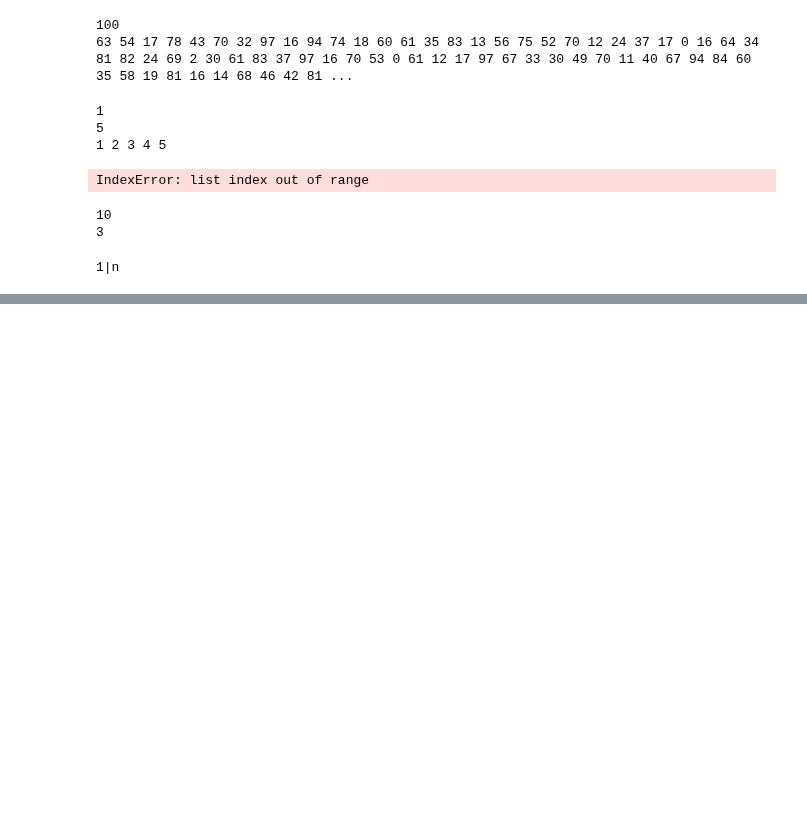
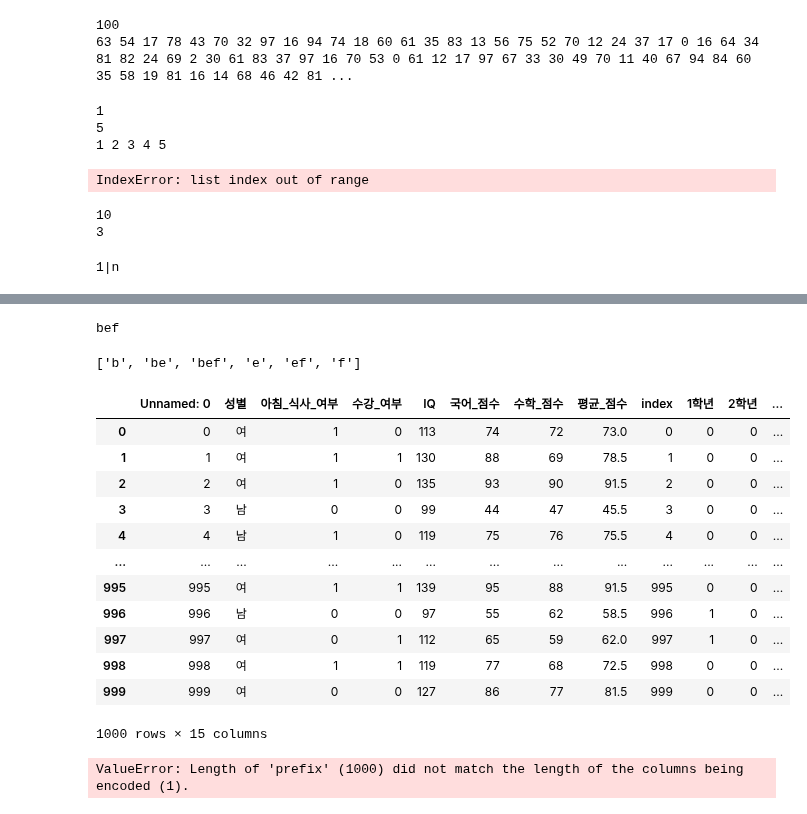
Before and after one commit to NHRWV/CT_workbook, a Jupyter notebook: 코테 준비.ipynb, the cells around one changed output, grey strips where cells are left out. Saved outputs shown, nothing was run; the diff lists cells and outputs as text; code cells hidden in the pictures; blank space fills up the shorter version.

```diff
--- a/코테 준비.ipynb
+++ b/코테 준비.ipynb
@@ -300,0 +337,40 @@ s
+# %%
+if __name__ == '__main__':
+
+
+
+    input_str = input().rstrip()
+    alphabet = list('cdefghijklmnopqrstuvwxyz')
+    mapping = {'a' : 1, 'b' : 1}
+    num = 2
+    cnt = 0
+    for i in alphabet:
+        mapping[i] = num
+        cnt += 1
+        if cnt == 3:
+            num += 1
+            cnt = 0
+
+    length = len(input_str)
+
+    lst = []
+    for i in range(length):
+        for j in range(i+1, length+1):
+            lst.append(input_str[i:j])
+
+    answer = 0
+    for string in lst:
+        hab = 0
+        for j in string:
+            hab += mapping[j]
+
+        len_ = len(string)
+
+        if not hab % len_:
+            answer += 1
+# %% [output]
+bef
+# %%
+lst
+# %% [output]
+['b', 'be', 'bef', 'e', 'ef', 'f']
@@ -300,0 +379,27 @@ s
+# %%
+import pandas as pd
+data = pd.read_csv('C:/Users/Namlister/Downloads/초등학교_성적.csv', encoding = 'cp949')
+data.head()
+data['index'] = data['Unnamed: 0']
+# %%
+data['index'] = data['Unnamed: 0']
+temp = pd.get_dummies(data.학년)
+temp['index'] = [x for x in range(1000)]
+data = pd.merge(data,temp,on='index')
+# data.drop(,axis =1)
+data = data.drop(['학년'],axis = 1)
+data
+# %% [output]
+|  | Unnamed: 0 | 성별 | 아침_식사_여부 | 수강_여부 | IQ | 국어_점수 | 수학_점수 | 평균_점수 | index | 1학년 | 2학년 | ... |
+| 0 | 0 | 여 | 1 | 0 | 113 | 74 | 72 | 73.0 | 0 | 0 | 0 | ... |
+| 1 | 1 | 여 | 1 | 1 | 130 | 88 | 69 | 78.5 | 1 | 0 | 0 | ... |
+| 2 | 2 | 여 | 1 | 0 | 135 | 93 | 90 | 91.5 | 2 | 0 | 0 | ... |
+| 3 | 3 | 남 | 0 | 0 | 99 | 44 | 47 | 45.5 | 3 | 0 | 0 | ... |
+| 4 | 4 | 남 | 1 | 0 | 119 | 75 | 76 | 75.5 | 4 | 0 | 0 | ... |
+| ... | ... | ... | ... | ... | ... | ... | ... | ... | ... | ... | ... | ... |
+| 995 | 995 | 여 | 1 | 1 | 139 | 95 | 88 | 91.5 | 995 | 0 | 0 | ... |
+| 996 | 996 | 남 | 0 | 0 | 97 | 55 | 62 | 58.5 | 996 | 1 | 0 | ... |
+| 997 | 997 | 여 | 0 | 1 | 112 | 65 | 59 | 62.0 | 997 | 1 | 0 | ... |
+| 998 | 998 | 여 | 1 | 1 | 119 | 77 | 68 | 72.5 | 998 | 0 | 0 | ... |
+| 999 | 999 | 여 | 0 | 0 | 127 | 86 | 77 | 81.5 | 999 | 0 | 0 | ... |
+1000 rows × 15 columns
@@ -300,0 +414,4 @@ s
+# %%
+dum(data,'성별')
+# %% [output]
+ValueError: Length of 'prefix' (1000) did not match the length of the columns being encoded (1).
```
Also changed, not shown: parts of 7 cells of this notebook, 1 other file.
